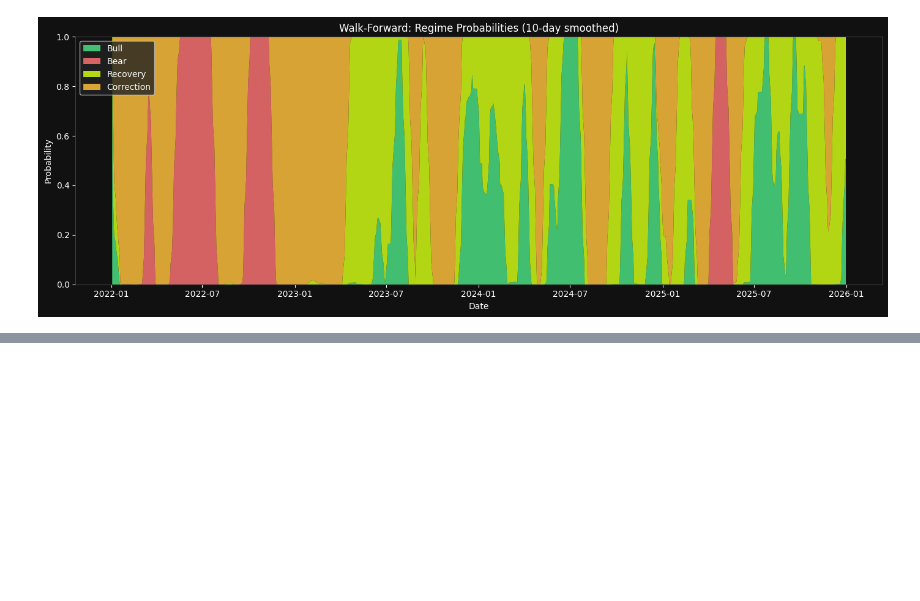
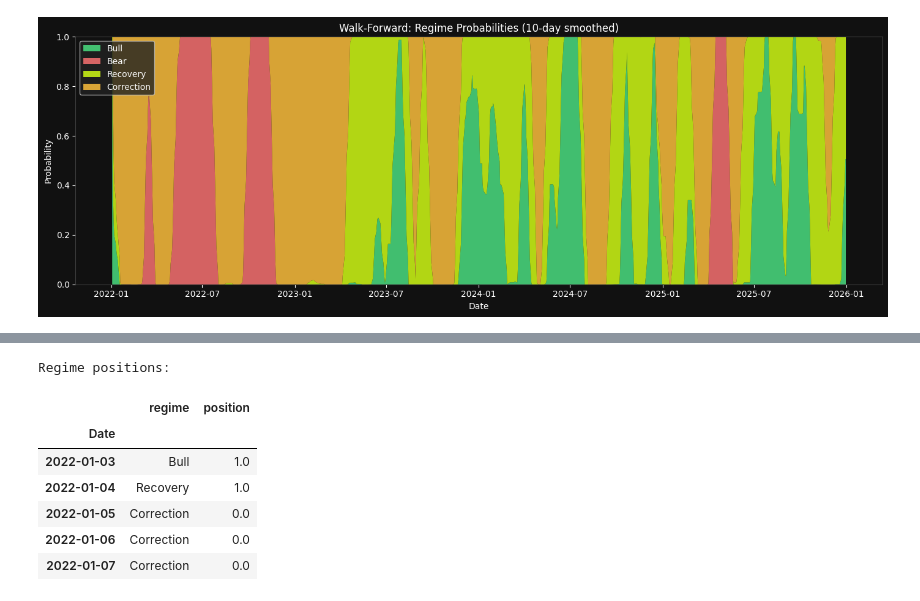
Before and after one commit to bsinek/sentinel, a Jupyter notebook: research/hmm.ipynb, the cells around one changed output, grey strips where cells are left out. Cells and saved outputs as stored; diff of their text form; code cells hidden in the pictures; blank space fills up the shorter version.

```diff
--- a/research/hmm.ipynb
+++ b/research/hmm.ipynb
@@ -344,0 +349,26 @@ Name: count, dtype: int64
+# %%
+position_sizes = {
+    'Bull':       1.0,
+    'Recovery':   1.0,
+    'Correction': 0.0,
+    'Bear':       0.0,
+}
+
+spy_returns = close_prices[close_prices.index >= split_date].pct_change().dropna()
+positions = test_regimes.map(position_sizes)
+strategy_returns = (positions.shift(1) * spy_returns).dropna()
+
+cum_strategy = (1 + strategy_returns).cumprod()
+cum_benchmark = (1 + spy_returns).cumprod()
+
+print('Regime positions:')
+display(pd.DataFrame({'regime': test_regimes.head(), 'position': positions.head()}))
+# %% [output]
+Regime positions:
+|  | regime | position |
+| Date |  |  |
+| 2022-01-03 | Bull | 1.0 |
+| 2022-01-04 | Recovery | 1.0 |
+| 2022-01-05 | Correction | 0.0 |
+| 2022-01-06 | Correction | 0.0 |
+| 2022-01-07 | Correction | 0.0 |
```
Also changed, not shown: parts of 2 cells of this notebook.
